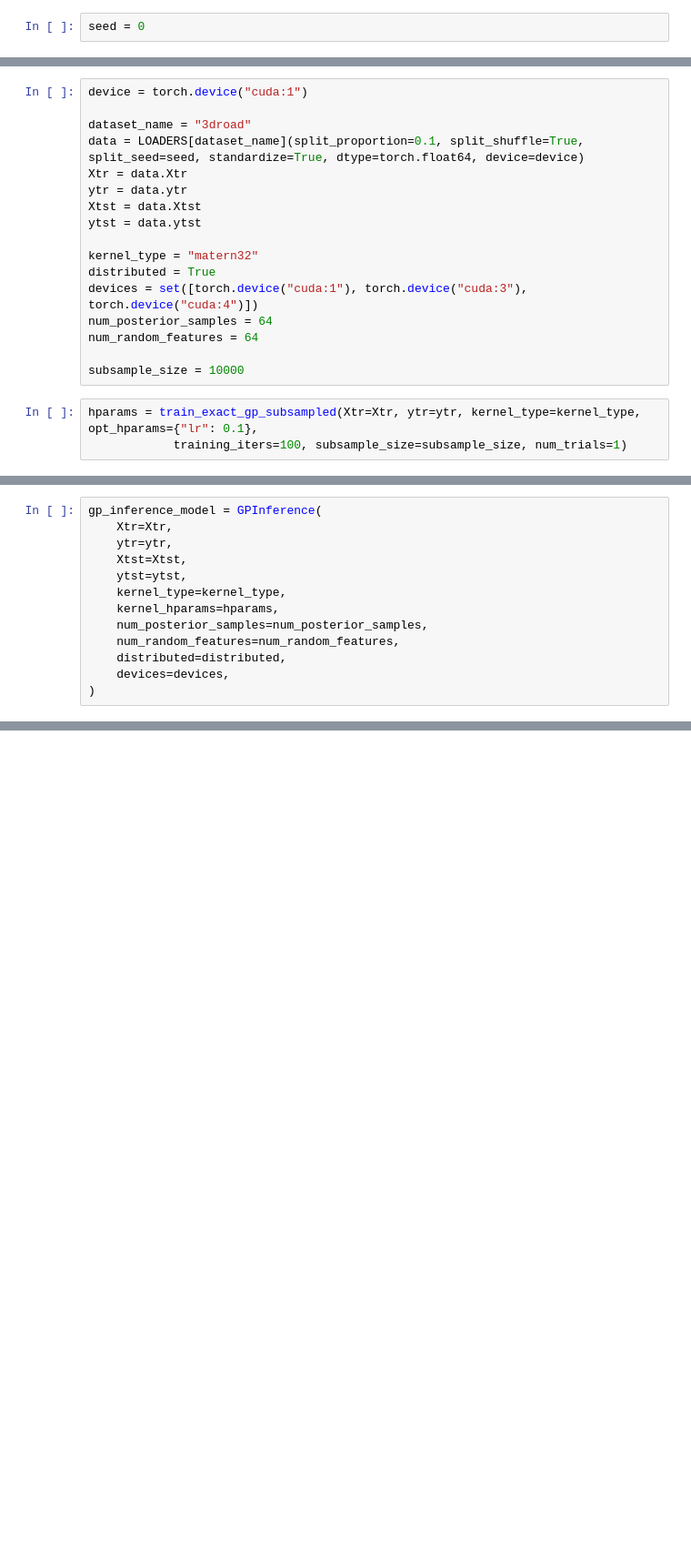
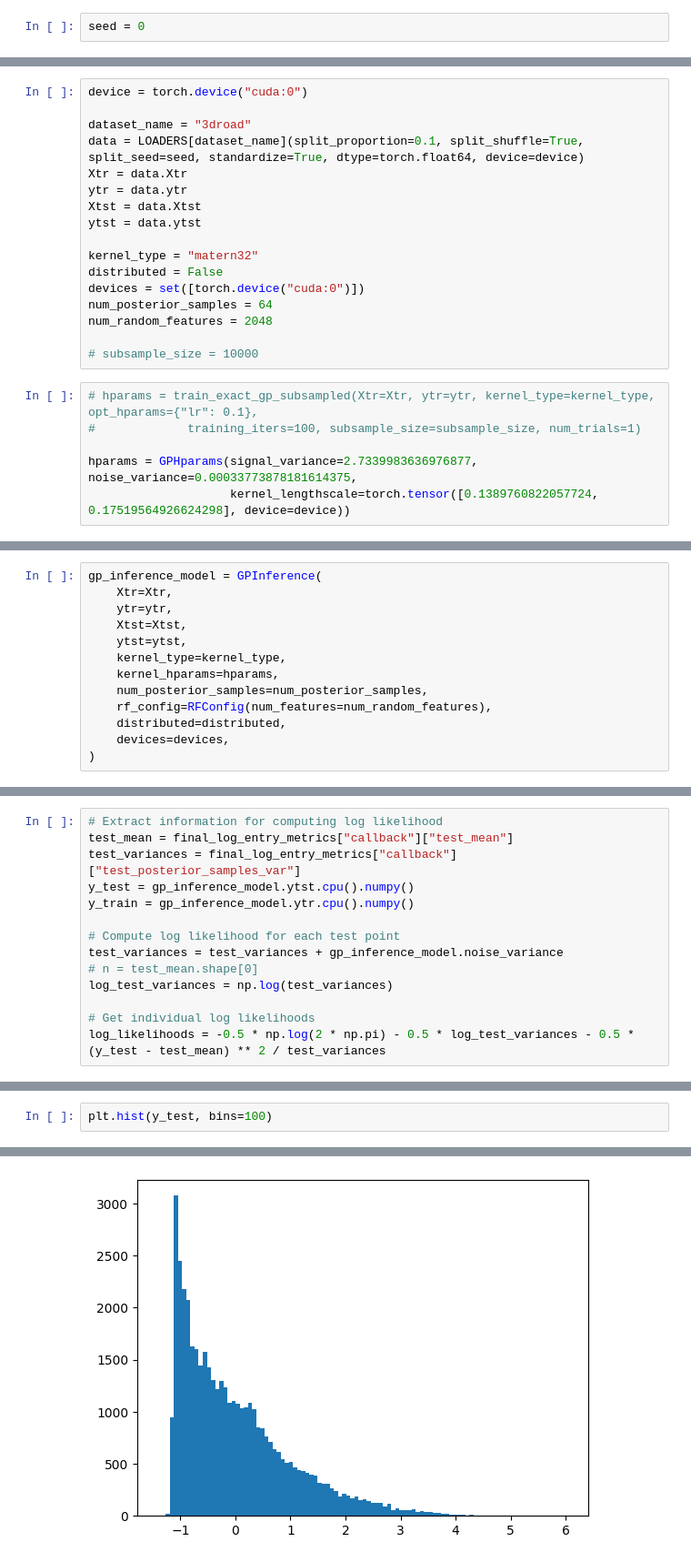
Before and after one commit to pratikrathore8/scalable_gp_inference, a Jupyter notebook: test_gp_inference.ipynb, the cells around one changed output, grey strips where cells are left out. Shown at 91% size. Cells and saved outputs as stored; diff of their text form; blank space fills up the shorter version.

```diff
--- a/test_gp_inference.ipynb
+++ b/test_gp_inference.ipynb
@@ -18,5 +21,5 @@ torch.manual_seed(seed)
 # %%
-device = torch.device("cuda:1")
+device = torch.device("cuda:0")
 
 dataset_name = "3droad"
 data = LOADERS[dataset_name](split_proportion=0.1, split_shuffle=True, split_seed=seed, standardize=True, dtype=torch.float64, device=device)
@@ -26,14 +29,17 @@ Xtst = data.Xtst
 ytst = data.ytst
 
 kernel_type = "matern32"
-distributed = True
-devices = set([torch.device("cuda:1"), torch.device("cuda:3"), torch.device("cuda:4")])
+distributed = False
+devices = set([torch.device("cuda:0")])
 num_posterior_samples = 64
-num_random_features = 64
+num_random_features = 2048
 
-subsample_size = 10000
+# subsample_size = 10000
 # %%
-hparams = train_exact_gp_subsampled(Xtr=Xtr, ytr=ytr, kernel_type=kernel_type, opt_hparams={"lr": 0.1},
-            training_iters=100, subsample_size=subsample_size, num_trials=1)
+# hparams = train_exact_gp_subsampled(Xtr=Xtr, ytr=ytr, kernel_type=kernel_type, opt_hparams={"lr": 0.1},
+#             training_iters=100, subsample_size=subsample_size, num_trials=1)
+
+hparams = GPHparams(signal_variance=2.7339983636976877, noise_variance=0.00033773878181614375,
+                    kernel_lengthscale=torch.tensor([0.1389760822057724, 0.17519564926624298], device=device))
 # %%
 print(hparams)
@@ -46,7 +54,7 @@ gp_inference_model = GPInference(
     kernel_type=kernel_type,
     kernel_hparams=hparams,
     num_posterior_samples=num_posterior_samples,
-    num_random_features=num_random_features,
+    rf_config=RFConfig(num_features=num_random_features),
     distributed=distributed,
     devices=devices,
 )
@@ -90,0 +197,14 @@ results = gp_inference_model.perform_inference(
+# %%
+# Extract information for computing log likelihood
+test_mean = final_log_entry_metrics["callback"]["test_mean"]
+test_variances = final_log_entry_metrics["callback"]["test_posterior_samples_var"]
+y_test = gp_inference_model.ytst.cpu().numpy()
+y_train = gp_inference_model.ytr.cpu().numpy()
+
+# Compute log likelihood for each test point
+test_variances = test_variances + gp_inference_model.noise_variance
+# n = test_mean.shape[0]
+log_test_variances = np.log(test_variances)
+
+# Get individual log likelihoods
+log_likelihoods = -0.5 * np.log(2 * np.pi) - 0.5 * log_test_variances - 0.5 * (y_test - test_mean) ** 2 / test_variances
@@ -90,0 +254,3 @@ results = gp_inference_model.perform_inference(
+# %%
+plt.hist(y_test, bins=100)
+# %% [output]
@@ -90,0 +274 @@ results = gp_inference_model.perform_inference(
+[figure, added]
```
Also changed, not shown: parts of 14 cells of this notebook, 7 other files.
